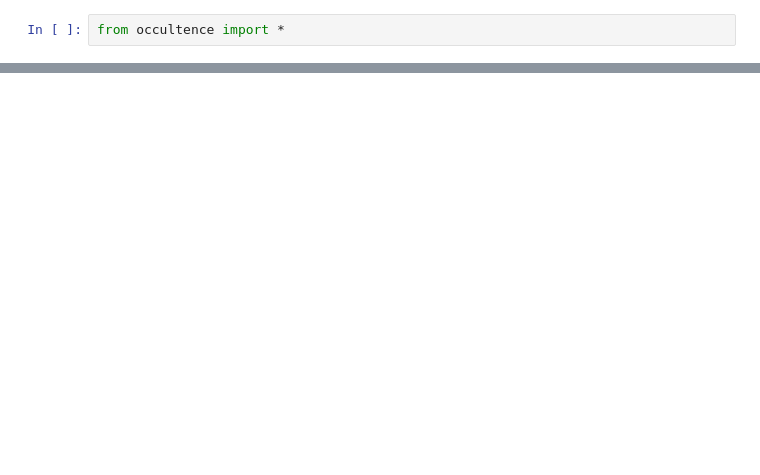
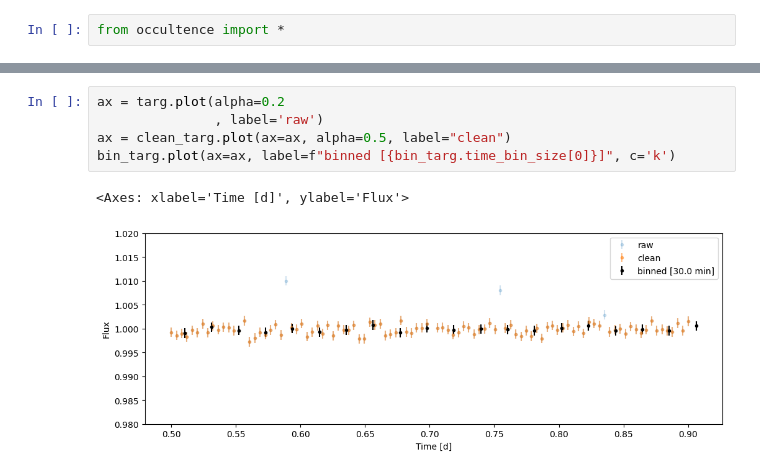
Before and after one commit to catrionamurray/occultence, a Jupyter notebook: test.ipynb, the cells around one changed output, grey strips where cells are left out. Drawn from its saved outputs; the diff is of its cells as text; blank space fills up the shorter version.

```diff
--- a/test.ipynb
+++ b/test.ipynb
@@ -35,0 +51,8 @@ bls_targ = gp_targ.bls_search(min_period=0.5, max_period=100, transit_duration=[
+# %%
+ax = targ.plot(alpha=0.2
+               , label='raw')
+ax = clean_targ.plot(ax=ax, alpha=0.5, label="clean")
+bin_targ.plot(ax=ax, label=f"binned [{bin_targ.time_bin_size[0]}]", c='k')
+# %% [output]
+<Axes: xlabel='Time [d]', ylabel='Flux'>
+[figure, added]
```
Also changed, not shown: parts of 15 cells of this notebook, 11 other files.
